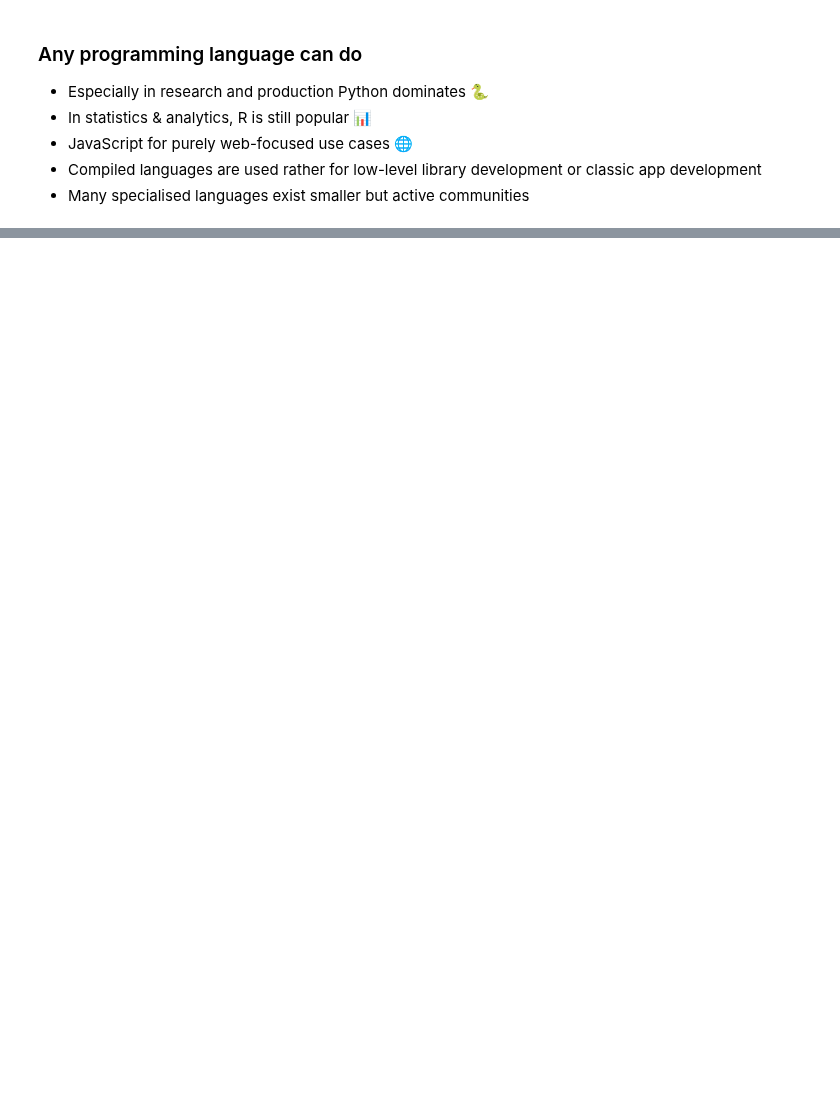
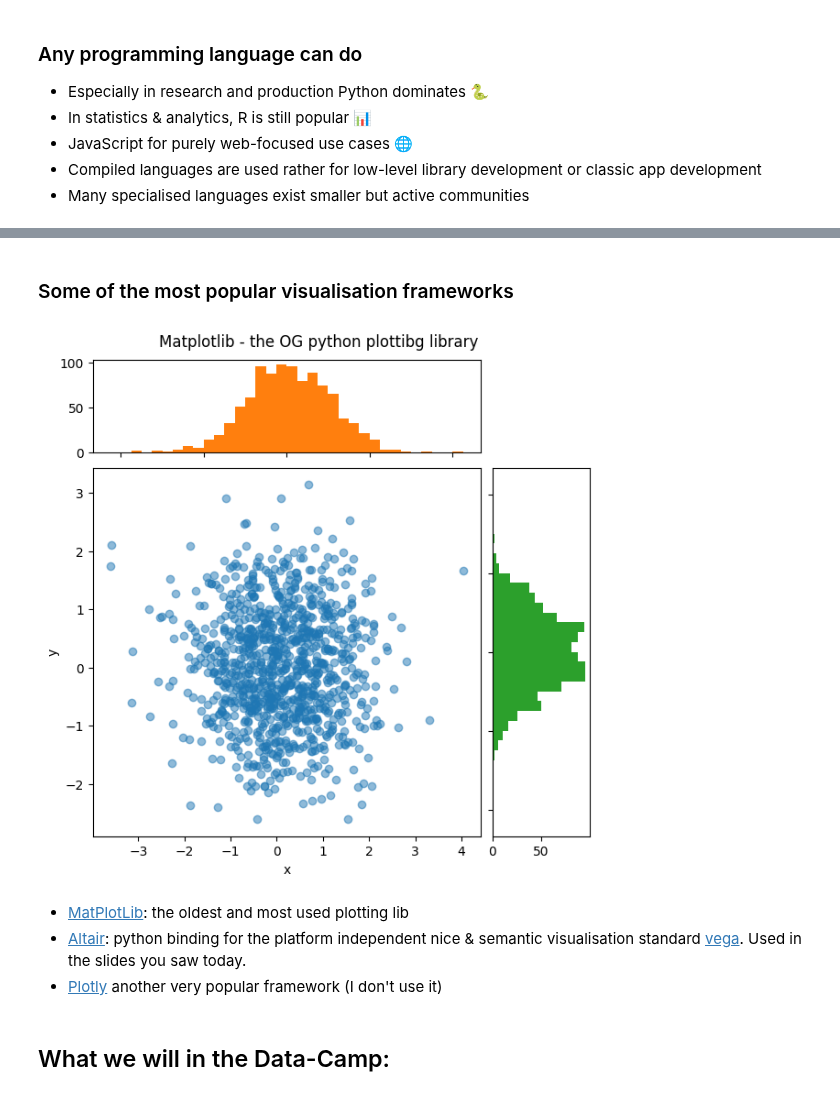
Before and after one commit to felixpatzelt/statistics-for-everyone, a Jupyter notebook: 2_data_tools.ipynb, the cells around one changed output, grey strips where cells are left out. Drawn from its saved outputs; the diff is of its cells as text; code cells hidden in the pictures; blank space fills up the shorter version.

```diff
--- a/2_data_tools.ipynb
+++ b/2_data_tools.ipynb
@@ -36,0 +77,48 @@ pt.import_slide_theme_font_in_notebook()
+# %% [markdown]
+### Some of the most popular visualisation frameworks
+# %%
+import matplotlib.pyplot as plt
+import numpy as np
+
+# Fixing random state for reproducibility
+np.random.seed(19680801)
+
+# some random data
+x = np.random.randn(1000)
+y = np.random.randn(1000)
+
+
+def scatter_hist(x, y, ax, ax_histx, ax_histy):
+    # no labels
+    ax_histx.tick_params(axis="x", labelbottom=False)
+    ax_histy.tick_params(axis="y", labelleft=False)
+
+    # the scatter plot:
+    ax.scatter(x, y, alpha=0.5)
+
+    # now determine nice limits by hand:
+    binwidth = 0.25
+    xymax = max(np.max(np.abs(x)), np.max(np.abs(y)))
+    lim = (int(xymax/binwidth) + 1) * binwidth
+
+    bins = np.arange(-lim, lim + binwidth, binwidth)
+    ax_histx.hist(x, bins=bins, color='C1')
+    ax_histy.hist(y, bins=bins, orientation='horizontal', color='C2')
+
+fig, axs = plt.subplot_mosaic([['histx', '.'],
+                               ['scatter', 'histy']],
+                              figsize=(6, 6),
+                              width_ratios=(4, 1), height_ratios=(1, 4),
+                              layout='constrained')
+scatter_hist(x, y, axs['scatter'], axs['histx'], axs['histy'])
+axs['scatter'].set_xlabel('x')
+axs['scatter'].set_ylabel('y')
+fig.suptitle("Matplotlib - the OG python plottibg library");
+# %% [output]
+[figure, added]
+# %% [markdown]
+- [MatPlotLib](https://matplotlib.org): the oldest and most used plotting lib
+- [Altair](https://altair-viz.github.io): python binding for the platform independent nice & semantic visualisation standard [vega](https://vega.github.io/vega-lite/). Used in the slides you saw today.
+- [Plotly](https://plotly.com) another very popular framework (I don't use it)
+# %% [markdown]
+## What we will in the Data-Camp:
```
Also changed, not shown: parts of 16 cells of this notebook, 5 other files.
